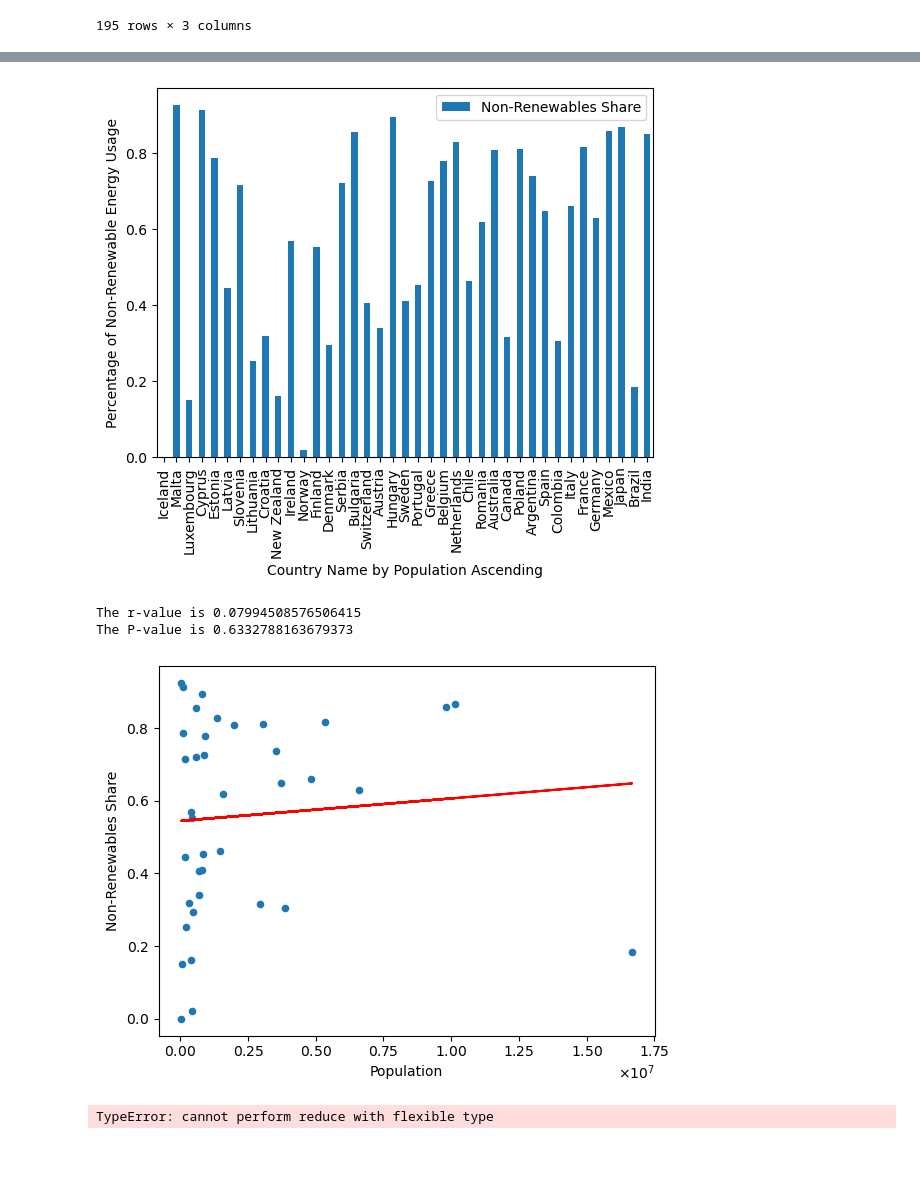
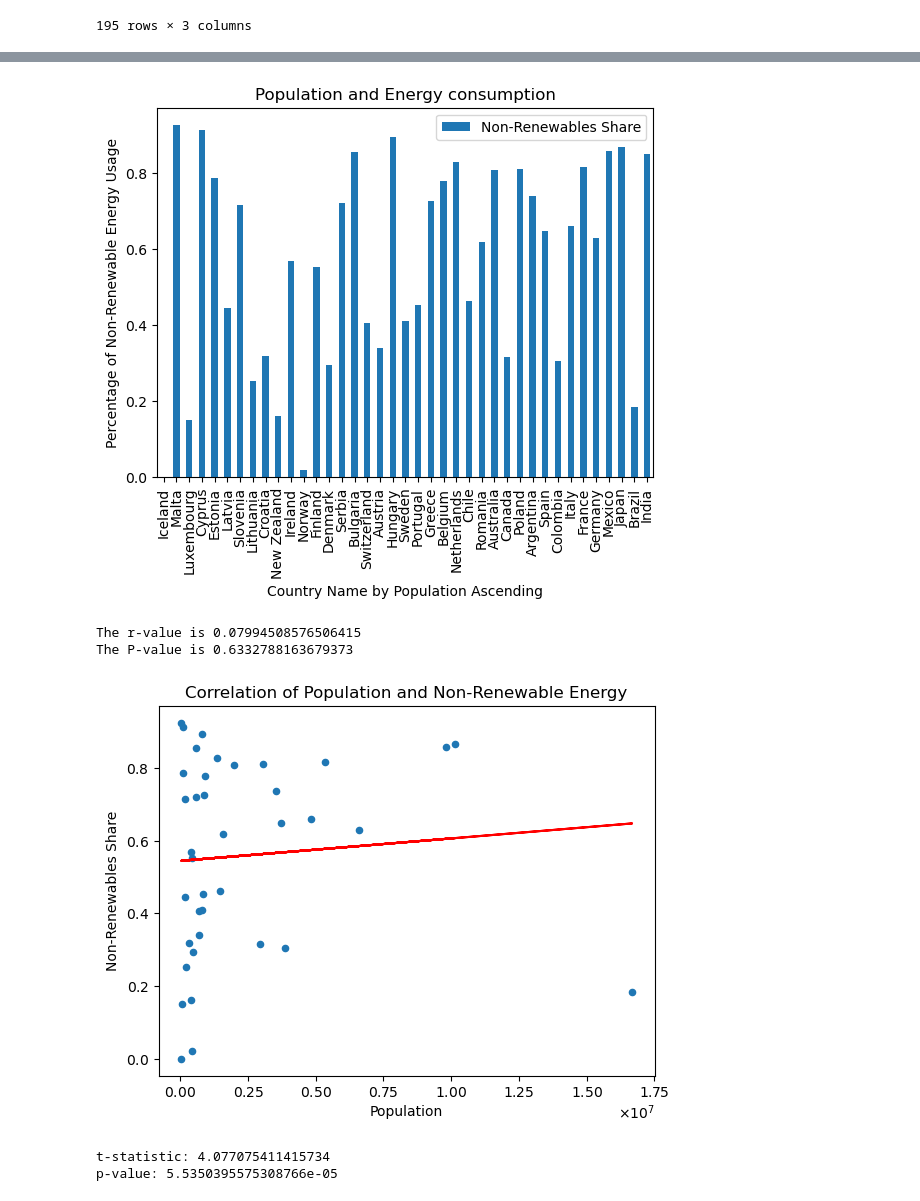
Before and after one commit to anaeem1MSU/project_1, a Jupyter notebook: Scripts/Population_and_energy.ipynb, the cells around one changed output, grey strips where cells are left out. Drawn from its saved outputs; the diff is of its cells as text; code cells hidden in the pictures; blank space fills up the shorter version.

```diff
--- a/Scripts/Population_and_energy.ipynb
+++ b/Scripts/Population_and_energy.ipynb
@@ -181,30 +176,37 @@ df9 = df9.drop("Population", axis=1)
 df9.plot(kind= "bar")
 plt.xlabel("Country Name by Population Ascending")
 plt.ylabel("Percentage of Non-Renewable Energy Usage")
+plt.title("Population and Energy consumption")
 plt.show()
 # %% [output]
-[figure, old version]
+[figure, new version]
 # %%
 #new dataframe for scatterplot, take out renewables share to put population vs non-renewables
 df10 = Something
 df10 = df10.drop("Renewables Share", axis=1)
 df10 = df10.reset_index()
 df10 = df10.drop(df10.loc[df10["Country Name"]== "India"].index)
 df10.plot.scatter(x= "Population", y = "Non-Renewables Share")
 (slope, intercept, rvalue, pvalue, stdev) = linregress(df10["Population"], df10["Non-Renewables Share"])
 regressValues = df10["Population"] * slope + intercept
 plt.plot(df10["Population"], regressValues, 'r-')
 plt.ticklabel_format(useOffset=False,useMathText=True)
+plt.title("Correlation of Population and Non-Renewable Energy")
 #print r-value and p-value
 print(f'The r-value is {rvalue}')
 print(f'The P-value is {pvalue}')
 plt.show()
 # %% [output]
 The r-value is 0.07994508576506415
 The P-value is 0.6332788163679373
-[figure, old version]
+[figure, new version]
 # %%
-
-stats.ttest_ind(x_value, y_value, equal_var=False)
+#ttest
+population = AdjustedDF["Population"]
+Non_Renewable = AdjustedDF["Non-Renewables Share"]
+t_stat, p_value = stats.ttest_ind(population, Non_Renewable)
+print("t-statistic:", t_stat)
+print("p-value:", p_value)
 # %% [output]
-TypeError: cannot perform reduce with flexible type
+t-statistic: 4.077075411415734
+p-value: 5.5350395575308766e-05
```
Also changed, not shown: parts of 2 cells of this notebook, 1 other file.
